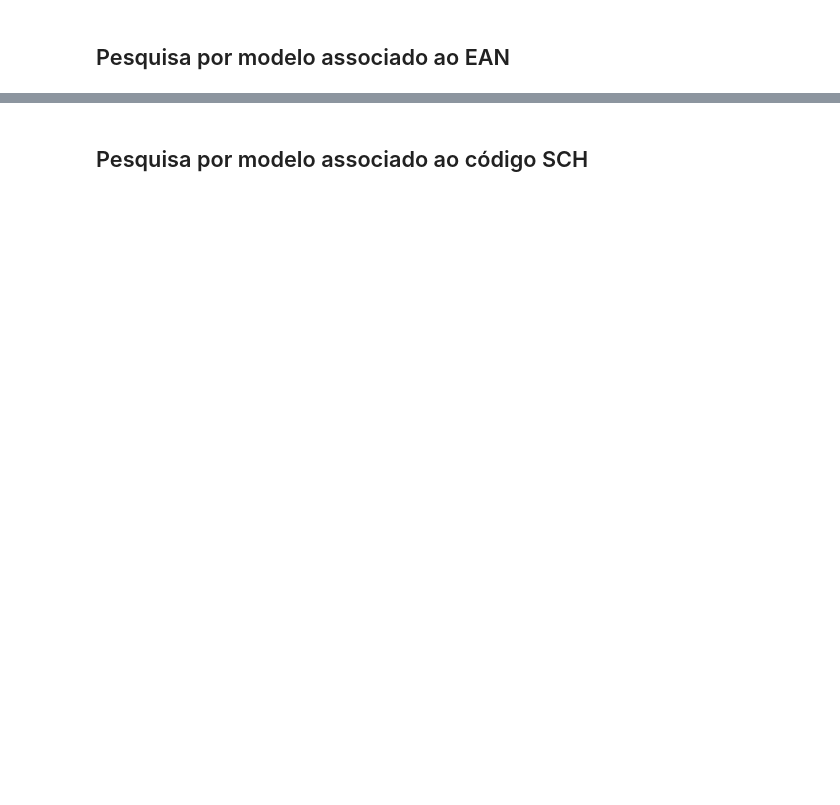
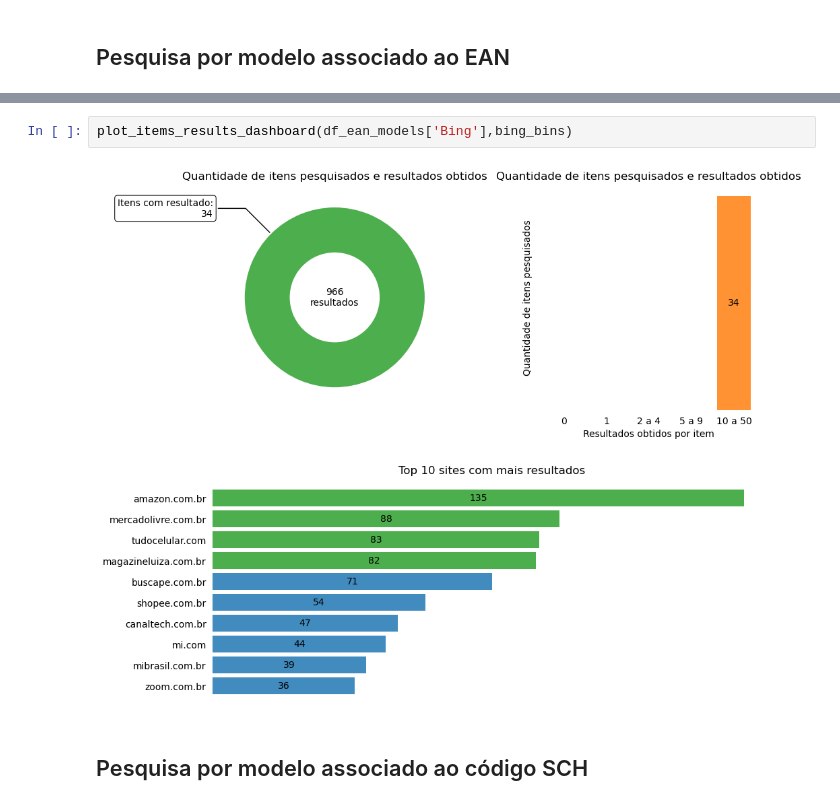
Before and after one commit to InovaFiscaliza/certificacao-homologacao, a Jupyter notebook: analise_exploratoria.ipynb, the cells around one changed output, grey strips where cells are left out. Drawn from its saved outputs; the diff is of its cells as text; blank space fills up the shorter version.

```diff
--- a/analise_exploratoria.ipynb
+++ b/analise_exploratoria.ipynb
@@ -381,5 +412,9 @@ plot_items_results_dashboard(df_search_results_ean_models)
 # %% [output]
 [figure]
+# %%
+plot_items_results_dashboard(df_ean_models['Bing'],bing_bins)
+# %% [output]
+[figure, added]
 # %% [markdown]
 ## Pesquisa por modelo associado ao código SCH
 # %%
```
Also changed, not shown: parts of 15 cells of this notebook, 1 other file.
